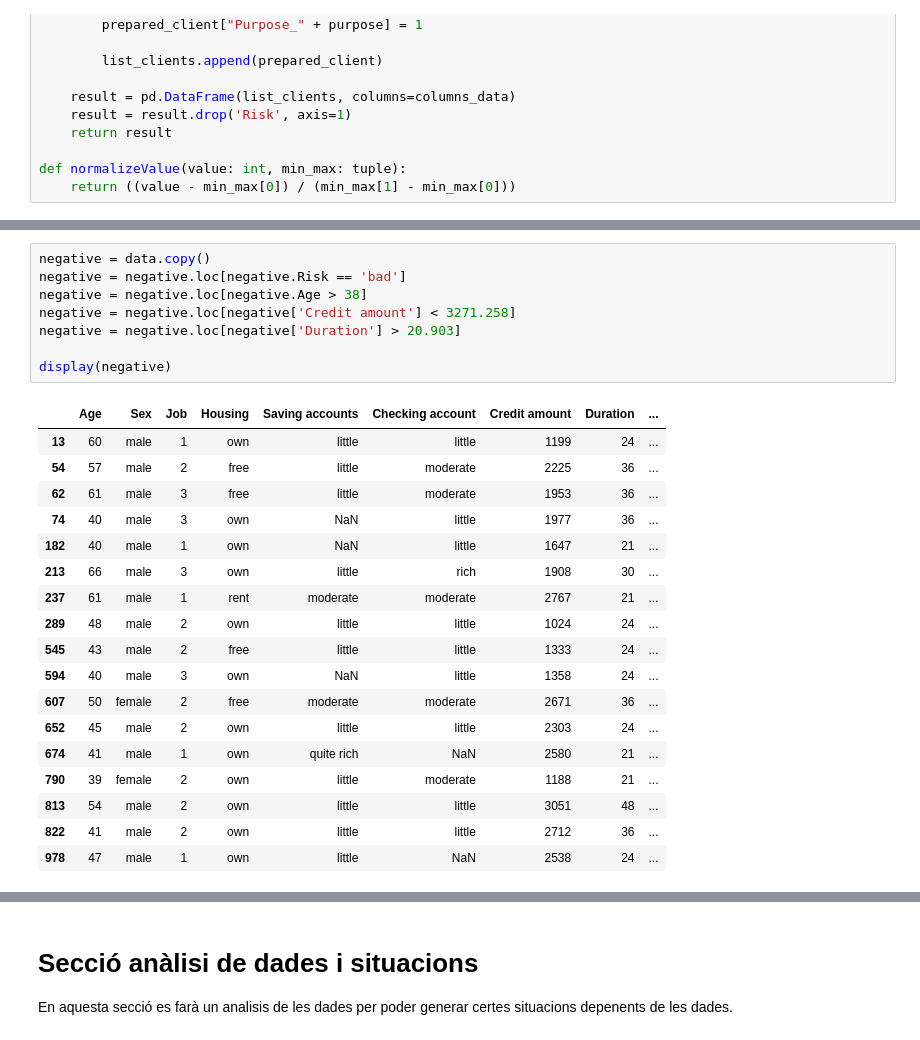
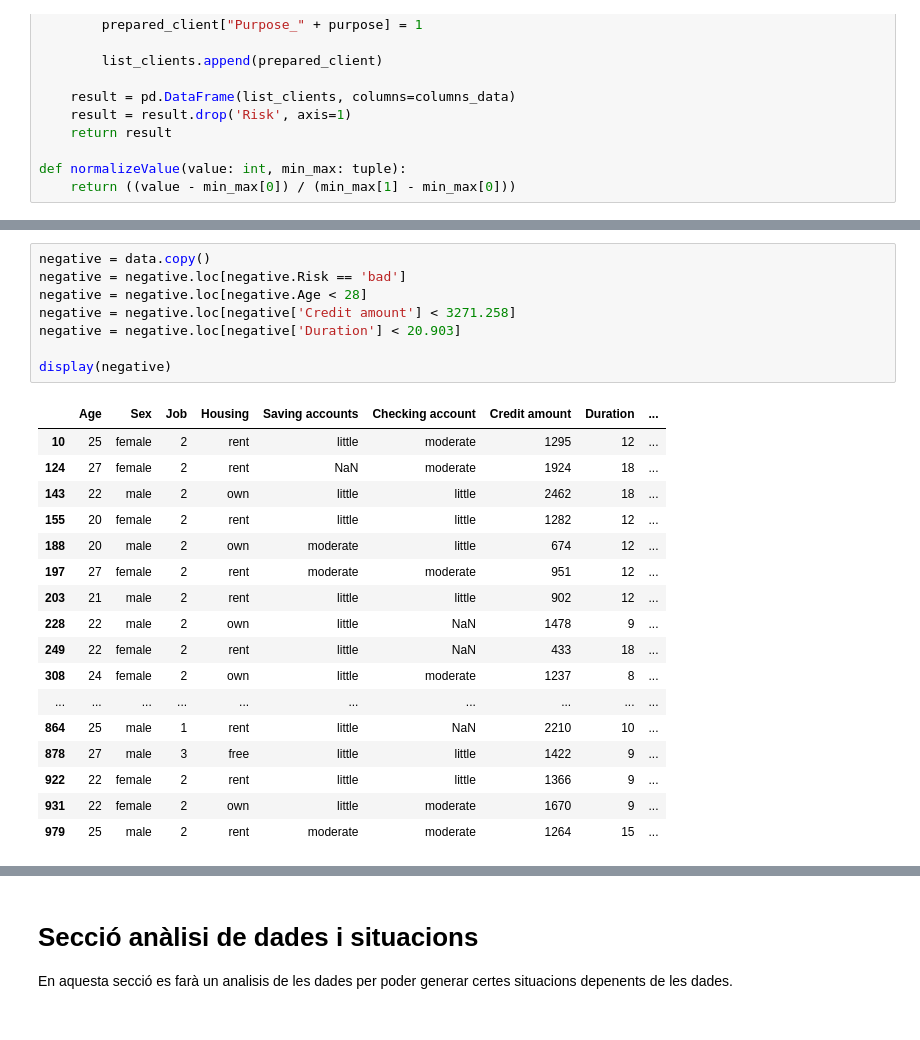
Before and after one commit to Gerard01mm/TFGAvaluacioDeContrafactuals, a Jupyter notebook: Aix360Version.ipynb, the cells around one changed output, grey strips where cells are left out. Saved outputs shown, nothing was run; the diff lists cells and outputs as text.

```diff
--- a/Aix360Version.ipynb
+++ b/Aix360Version.ipynb
@@ -432,29 +432,28 @@ show_counterfactual_table(instance_prepared, new_explain)
 # %%
 negative = data.copy()
 negative = negative.loc[negative.Risk == 'bad']
-negative = negative.loc[negative.Age > 38]
+negative = negative.loc[negative.Age < 28]
 negative = negative.loc[negative['Credit amount'] < 3271.258]
-negative = negative.loc[negative['Duration'] > 20.903]
+negative = negative.loc[negative['Duration'] < 20.903]
 
 display(negative)
 # %% [output]
 |  | Age | Sex | Job | Housing | Saving accounts | Checking account | Credit amount | Duration | ... |
-| 13 | 60 | male | 1 | own | little | little | 1199 | 24 | ... |
-| 54 | 57 | male | 2 | free | little | moderate | 2225 | 36 | ... |
-| 62 | 61 | male | 3 | free | little | moderate | 1953 | 36 | ... |
-| 74 | 40 | male | 3 | own | NaN | little | 1977 | 36 | ... |
-| 182 | 40 | male | 1 | own | NaN | little | 1647 | 21 | ... |
-| 213 | 66 | male | 3 | own | little | rich | 1908 | 30 | ... |
-| 237 | 61 | male | 1 | rent | moderate | moderate | 2767 | 21 | ... |
-| 289 | 48 | male | 2 | own | little | little | 1024 | 24 | ... |
-| 545 | 43 | male | 2 | free | little | little | 1333 | 24 | ... |
-| 594 | 40 | male | 3 | own | NaN | little | 1358 | 24 | ... |
-| 607 | 50 | female | 2 | free | moderate | moderate | 2671 | 36 | ... |
-| 652 | 45 | male | 2 | own | little | little | 2303 | 24 | ... |
-| 674 | 41 | male | 1 | own | quite rich | NaN | 2580 | 21 | ... |
-| 790 | 39 | female | 2 | own | little | moderate | 1188 | 21 | ... |
-| 813 | 54 | male | 2 | own | little | little | 3051 | 48 | ... |
-| 822 | 41 | male | 2 | own | little | little | 2712 | 36 | ... |
-| 978 | 47 | male | 1 | own | little | NaN | 2538 | 24 | ... |
+| 10 | 25 | female | 2 | rent | little | moderate | 1295 | 12 | ... |
+| 124 | 27 | female | 2 | rent | NaN | moderate | 1924 | 18 | ... |
+| 143 | 22 | male | 2 | own | little | little | 2462 | 18 | ... |
+| 155 | 20 | female | 2 | rent | little | little | 1282 | 12 | ... |
+| 188 | 20 | male | 2 | own | moderate | little | 674 | 12 | ... |
+| 197 | 27 | female | 2 | rent | moderate | moderate | 951 | 12 | ... |
+| 203 | 21 | male | 2 | rent | little | little | 902 | 12 | ... |
+| 228 | 22 | male | 2 | own | little | NaN | 1478 | 9 | ... |
+| 249 | 22 | female | 2 | rent | little | NaN | 433 | 18 | ... |
+| 308 | 24 | female | 2 | own | little | moderate | 1237 | 8 | ... |
+| ... | ... | ... | ... | ... | ... | ... | ... | ... | ... |
+| 864 | 25 | male | 1 | rent | little | NaN | 2210 | 10 | ... |
+| 878 | 27 | male | 3 | free | little | little | 1422 | 9 | ... |
+| 922 | 22 | female | 2 | rent | little | little | 1366 | 9 | ... |
+| 931 | 22 | female | 2 | own | little | moderate | 1670 | 9 | ... |
+| 979 | 25 | male | 2 | rent | moderate | moderate | 1264 | 15 | ... |
 # %%
 columns = ["Age", "Sex", "Job", "Housing", "Saving accounts", "Checking account", "Credit amount", "Duration", "Purpose"]
```
Also changed, not shown: parts of 8 cells of this notebook.
